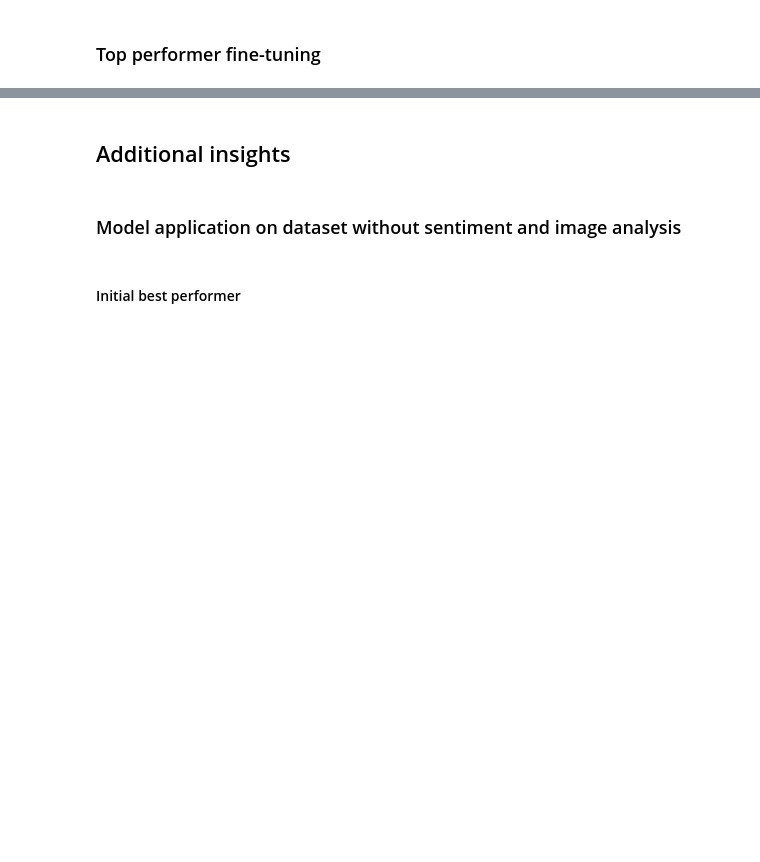
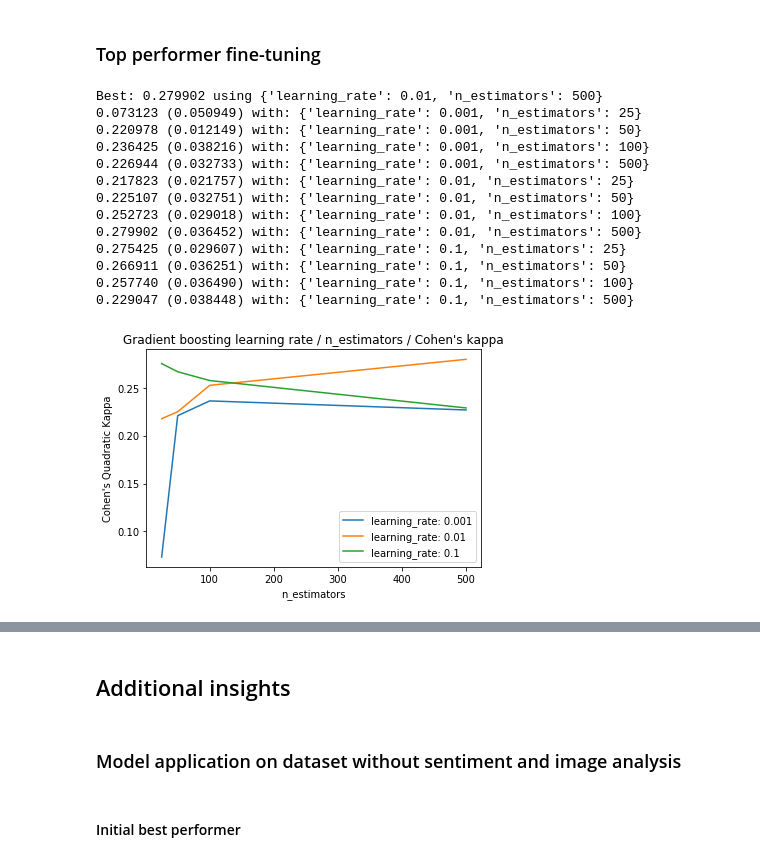
Before and after one commit to manuelfreude/kagglepetfinder, a Jupyter notebook: petfinder.ipynb, the cells around one changed output, grey strips where cells are left out. Saved outputs shown, nothing was run; the diff lists cells and outputs as text; code cells hidden in the pictures; blank space fills up the shorter version.

```diff
--- a/petfinder.ipynb
+++ b/petfinder.ipynb
@@ -2625,0 +2653,53 @@ plt.xlabel('Classifiers');
+# %%
+# Use grid search https://machinelearningmastery.com/tune-learning-rate-for-gradient-boosting-with-xgboost-in-python/
+# Params useful for grid search in gradient boosting: n_estimators and learning rate
+
+from sklearn.model_selection import GridSearchCV
+from sklearn.metrics import cohen_kappa_score
+from sklearn.metrics import make_scorer
+
+GradBoost_simple = GradientBoostingClassifier()
+
+kappa_scorer = make_scorer(cohen_kappa_score, weights='quadratic')
+
+n_estimators = [25, 50, 100, 500]
+
+learning_rate = [0.001, 0.01, 0.1]
+
+param_grid = dict(learning_rate=learning_rate, n_estimators=n_estimators)
+
+grid_search = GridSearchCV(GradBoost_simple, param_grid, scoring=kappa_scorer, n_jobs=-1, cv=5, return_train_score=True)
+grid_result = grid_search.fit(train_variables, train_targets)
+
+# Summarize results
+print("Best: %f using %s" % (grid_result.best_score_, grid_result.best_params_))
+means = grid_result.cv_results_['mean_test_score']
+stds = grid_result.cv_results_['std_test_score']
+params = grid_result.cv_results_['params']
+for mean, stdev, param in zip(means, stds, params):
+    print("%f (%f) with: %r" % (mean, stdev, param))
+
+# Plot results
+results = np.array(means).reshape(len(learning_rate), len(n_estimators))
+for i, value in enumerate(learning_rate):
+    plt.plot(n_estimators, results[i], label='learning_rate: ' + str(value))
+plt.legend()
+plt.title("Gradient boosting learning rate / n_estimators / Cohen's kappa")
+plt.xlabel('n_estimators')
+plt.ylabel("Cohen's Quadratic Kappa")
+plt.savefig('Petfinder_gradboost_gridsearch.png')
+# %% [output]
+Best: 0.279902 using {'learning_rate': 0.01, 'n_estimators': 500}
+0.073123 (0.050949) with: {'learning_rate': 0.001, 'n_estimators': 25}
+0.220978 (0.012149) with: {'learning_rate': 0.001, 'n_estimators': 50}
+0.236425 (0.038216) with: {'learning_rate': 0.001, 'n_estimators': 100}
+0.226944 (0.032733) with: {'learning_rate': 0.001, 'n_estimators': 500}
+0.217823 (0.021757) with: {'learning_rate': 0.01, 'n_estimators': 25}
+0.225107 (0.032751) with: {'learning_rate': 0.01, 'n_estimators': 50}
+0.252723 (0.029018) with: {'learning_rate': 0.01, 'n_estimators': 100}
+0.279902 (0.036452) with: {'learning_rate': 0.01, 'n_estimators': 500}
+0.275425 (0.029607) with: {'learning_rate': 0.1, 'n_estimators': 25}
+0.266911 (0.036251) with: {'learning_rate': 0.1, 'n_estimators': 50}
+0.257740 (0.036490) with: {'learning_rate': 0.1, 'n_estimators': 100}
+0.229047 (0.038448) with: {'learning_rate': 0.1, 'n_estimators': 500}
+[figure, added]
```
Also changed, not shown: parts of 84 cells of this notebook.
